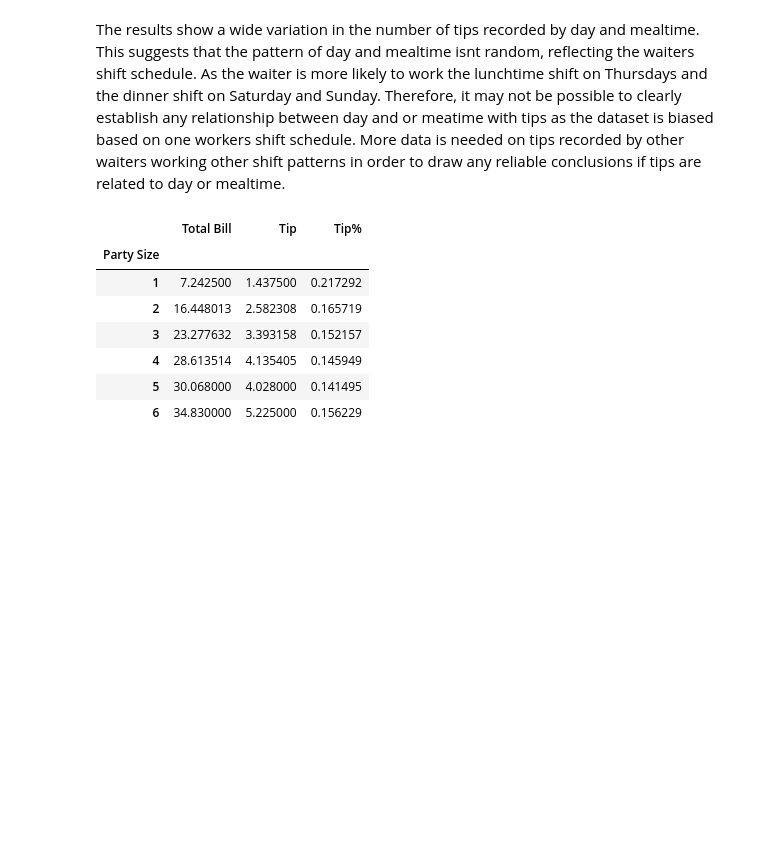
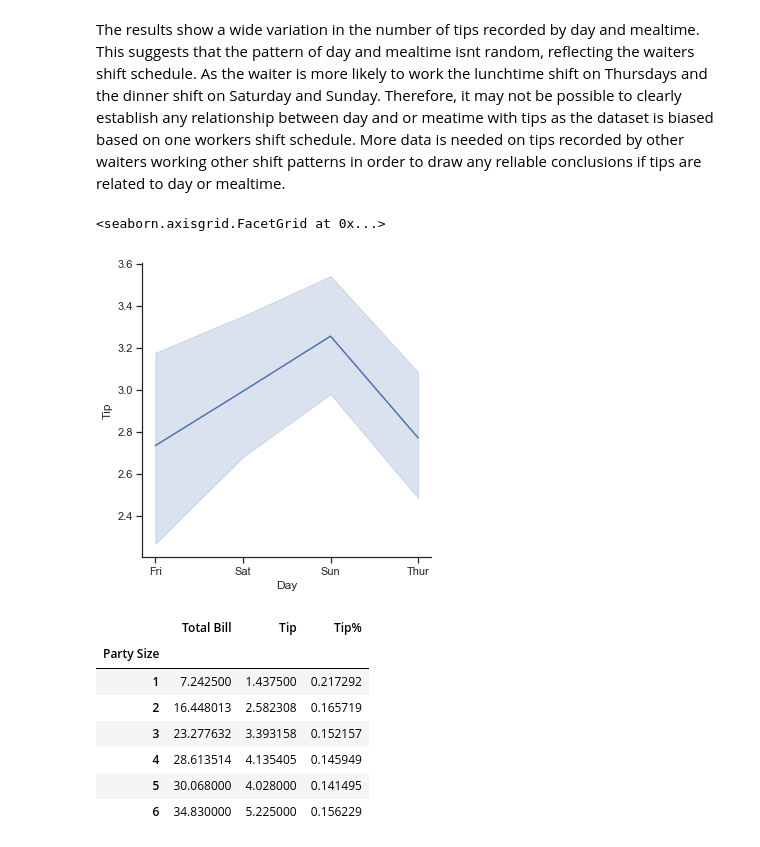
Before and after one commit to pcaulfie/fundamentals-project, a Jupyter notebook: Fundamentals of Data Analysis.ipynb, the cells around one changed output. Saved outputs shown, nothing was run; the diff lists cells and outputs as text; code cells hidden in the pictures; blank space fills up the shorter version.

Commit message:
Added plot of tips by day, inserted image of EDA model into notebook.

```diff
--- a/Fundamentals of Data Analysis.ipynb
+++ b/Fundamentals of Data Analysis.ipynb
@@ -309,6 +311,13 @@ counts # Print result
 |  | Lunch | 61 | 61 | 61 | 61 | 61 | 61 | 61 |
 # %% [markdown]
 The results show a wide variation in the number of tips recorded by day and mealtime. This suggests that the pattern of day and mealtime isnt random, reflecting the waiters shift schedule. As the waiter is more likely to work the lunchtime shift on Thursdays and the dinner shift on Saturday and Sunday. Therefore, it may not be possible to clearly establish any relationship between day and or meatime with tips as the dataset is biased based on one workers shift schedule. More data is needed on tips recorded by other waiters working other shift patterns in order to draw any reliable conclusions if tips are related to day or mealtime.
+# %%
+# Plot the relation graph between tip and day using sns.relplot function
+# Adapted from https://amitkushwaha.co.in/data-visualization-part-1.html
+sns.relplot('Day', 'Tip', data=df, kind='line')
+# %% [output]
+<seaborn.axisgrid.FacetGrid at 0x...>
+[figure, added]
 # %%
 # Investigate if there in larger groups tip better
 # use groupby function to group mean by Party Size for the following columns Total Bill, Tip, Party Size and Tip %
```
Also changed, not shown: parts of 7 cells of this notebook, 1 other file.
